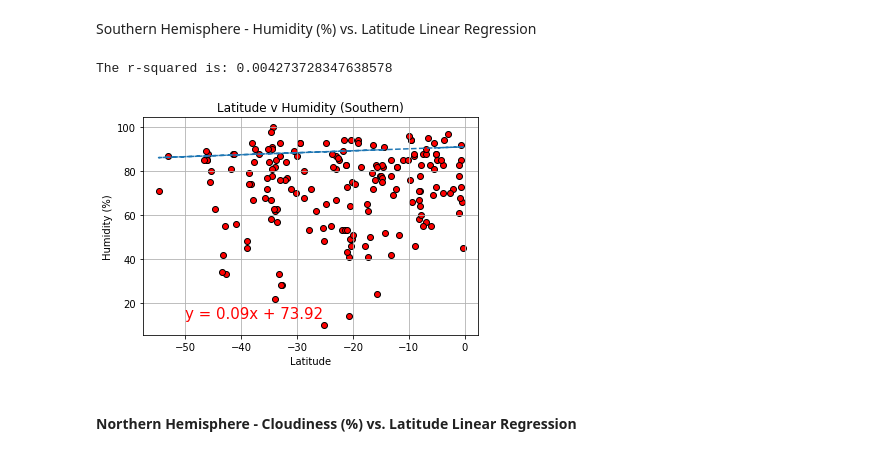
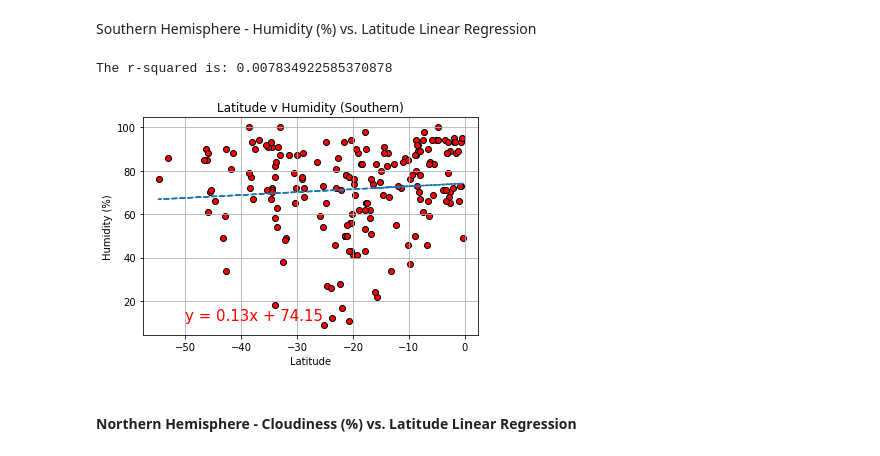
Before and after one commit to cbauer15/python-api-challenge, a Jupyter notebook: HW/Instructions/starter_code/WeatherPy.ipynb, the cells around one changed output. Cells and saved outputs as stored; diff of their text form; code cells hidden in the pictures.

```diff
--- a/HW/Instructions/starter_code/WeatherPy.ipynb
+++ b/HW/Instructions/starter_code/WeatherPy.ipynb
@@ -144,5 +117,6 @@ weather_df
 # %%
 clean_city_data_df = weather_df.loc[weather_df["Humidity"] <= 100,:]
+clean_city_data_df = clean_city_data_df.dropna(how='any')
 clean_city_data_df
 # %% [output]
 |  | City | Latitude | Longitude | Temperature | Humidity | Cloudiness | Wind Speed | Country | Date |
@@ -292,19 +257,19 @@ Southern Hemisphere - Humidity (%) vs. Latitude Linear Regression
 # %%
 SHcity_data_df = clean_city_data_df.loc[clean_city_data_df["Latitude"] <= 0,:]
 plt.scatter(SHcity_data_df["Latitude"], SHcity_data_df["Humidity"], marker="o", facecolors="red", edgecolors="black")
 plt.title("Latitude v Humidity (Southern)")
 plt.xlabel("Latitude")
 plt.ylabel("Humidity (%)")
 plt.grid(True)
 
 (slope, intercept, rvalue, pvalue, stderr)= stats.linregress(SHcity_data_df["Latitude"], SHcity_data_df["Humidity"])
-vc_fit = slope * SHcity_data_df["Latitude"] + int
+reg_eq = slope * SHcity_data_df["Latitude"] + intercept
 line_eq = "y = " + str(round(slope,2)) + "x + " + str(round(intercept,2))
-plt.plot(SHcity_data_df["Latitude"],vc_fit,"--")
-plt.annotate(line_eq,(-50,13),fontsize=15,color="red")
+plt.plot(SHcity_data_df["Latitude"],reg_eq,"--")
+plt.annotate(line_eq,(-50,11),fontsize=15,color="red")
 print(f"The r-squared is: {rvalue**2}")
 # %% [output]
-The r-squared is: 0.004273728347638578
+The r-squared is: 0.007834922585370878
-[figure, old version]
+[figure, new version]
 # %% [markdown]
 ####  Northern Hemisphere - Cloudiness (%) vs. Latitude Linear Regression
```
Also changed, not shown: parts of 23 cells of this notebook.
